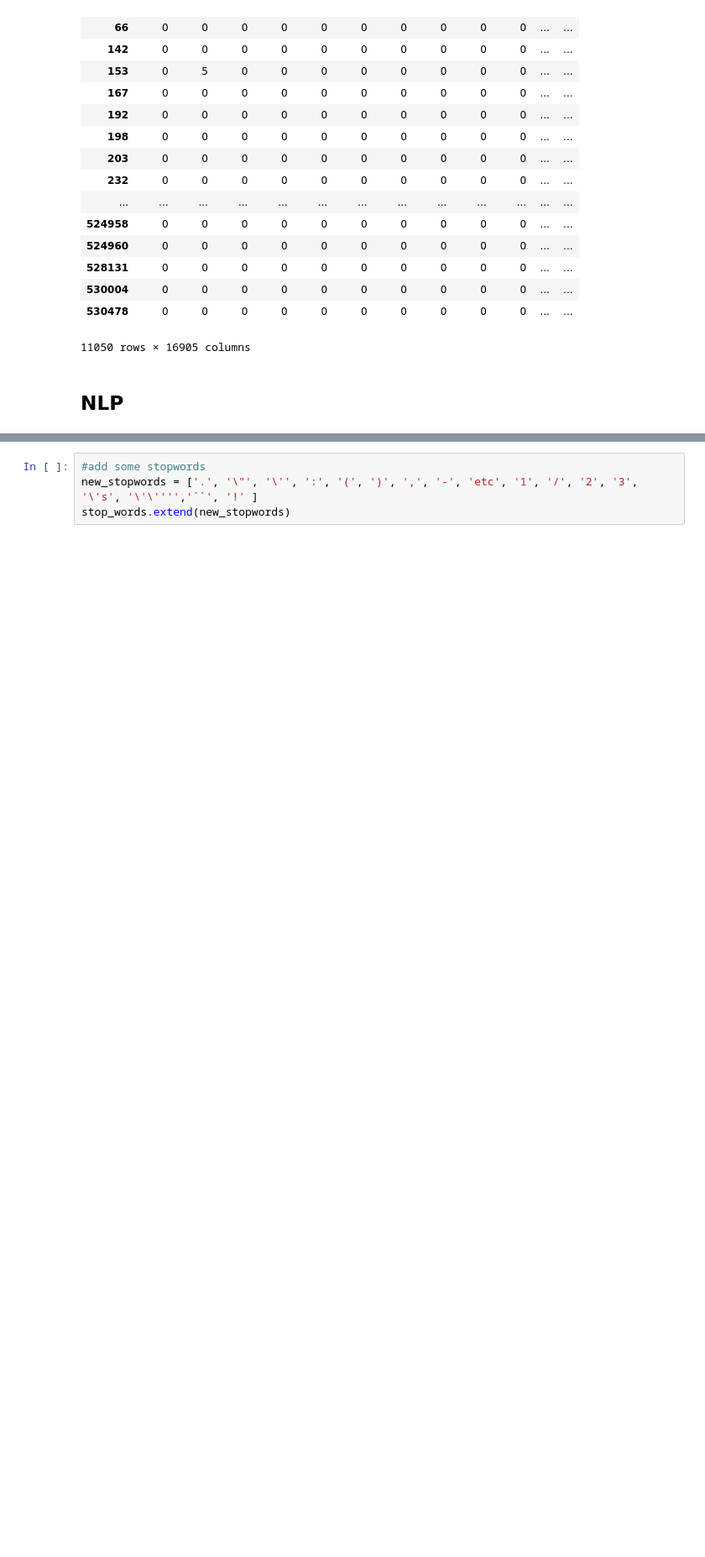
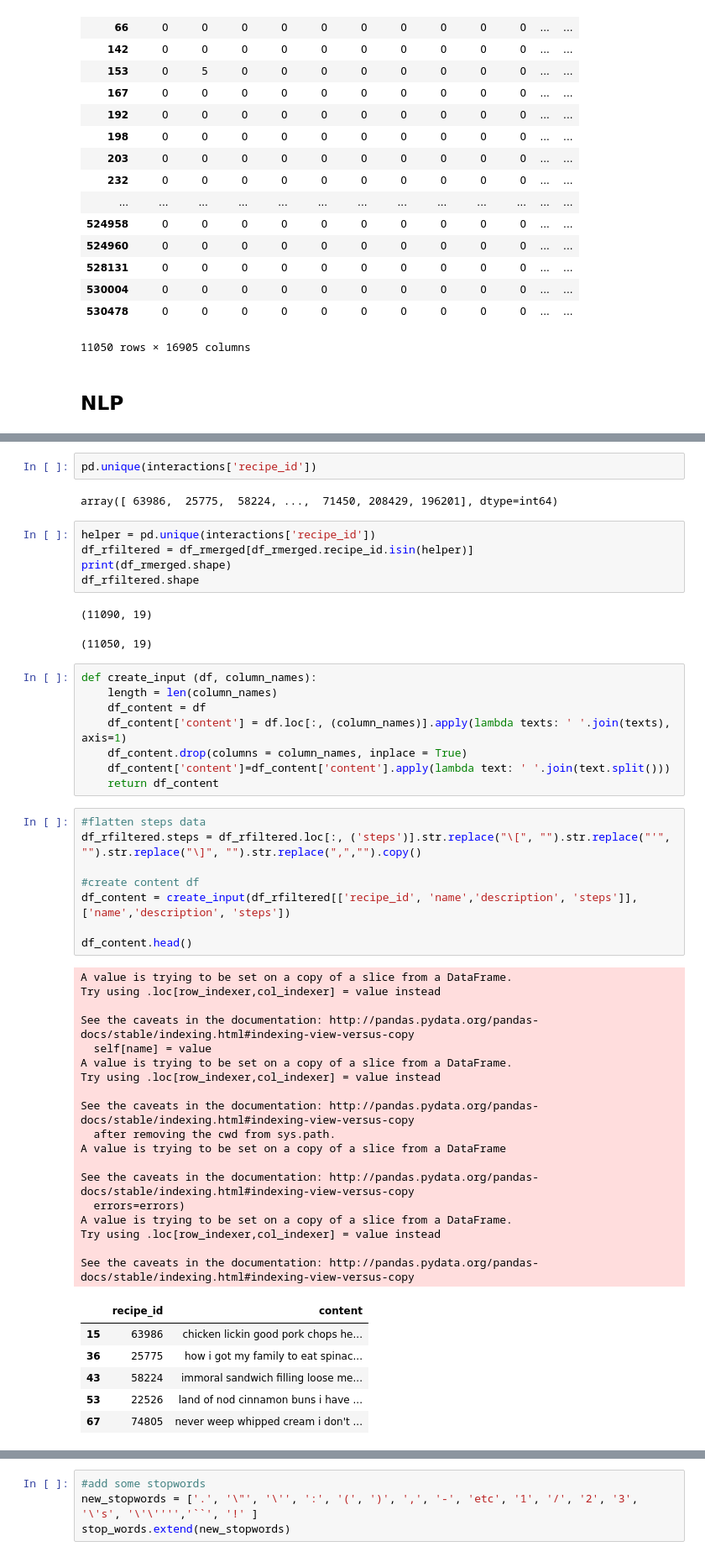
Before and after one commit to CaroHolt/WebMiningRecipeProject, a Jupyter notebook: code/Yueling's Notebook 20.04.2020.ipynb, the cells around one changed output, grey strips where cells are left out. Shown at 84% size. Cells and saved outputs as stored; diff of their text form; blank space fills up the shorter version.

```diff
--- a/code/Yueling's Notebook 20.04.2020.ipynb
+++ b/code/Yueling's Notebook 20.04.2020.ipynb
@@ -564,0 +711,53 @@ stop_words = stopwords.words('english')
+# %%
+pd.unique(interactions['recipe_id'])
+# %% [output]
+array([ 63986,  25775,  58224, ...,  71450, 208429, 196201], dtype=int64)
+# %%
+helper = pd.unique(interactions['recipe_id'])
+df_rfiltered = df_rmerged[df_rmerged.recipe_id.isin(helper)]
+print(df_rmerged.shape)
+df_rfiltered.shape
+# %% [output]
+(11090, 19)
+(11050, 19)
+# %%
+def create_input (df, column_names):
+    length = len(column_names)
+    df_content = df
+    df_content['content'] = df.loc[:, (column_names)].apply(lambda texts: ' '.join(texts), axis=1)
+    df_content.drop(columns = column_names, inplace = True)
+    df_content['content']=df_content['content'].apply(lambda text: ' '.join(text.split()))
+    return df_content
+# %%
+#flatten steps data
+df_rfiltered.steps = df_rfiltered.loc[:, ('steps')].str.replace("\[", "").str.replace("'", "").str.replace("\]", "").str.replace(",","").copy()
+
+#create content df
+df_content = create_input(df_rfiltered[['recipe_id', 'name','description', 'steps']], ['name','description', 'steps'])
+
+df_content.head()
+# %% [output]
+A value is trying to be set on a copy of a slice from a DataFrame.
+Try using .loc[row_indexer,col_indexer] = value instead
+
+See the caveats in the documentation: http://pandas.pydata.org/pandas-docs/stable/indexing.html#indexing-view-versus-copy
+  self[name] = value
+A value is trying to be set on a copy of a slice from a DataFrame.
+Try using .loc[row_indexer,col_indexer] = value instead
+
+See the caveats in the documentation: http://pandas.pydata.org/pandas-docs/stable/indexing.html#indexing-view-versus-copy
+  after removing the cwd from sys.path.
+A value is trying to be set on a copy of a slice from a DataFrame
+
+See the caveats in the documentation: http://pandas.pydata.org/pandas-docs/stable/indexing.html#indexing-view-versus-copy
+  errors=errors)
+A value is trying to be set on a copy of a slice from a DataFrame.
+Try using .loc[row_indexer,col_indexer] = value instead
+
+See the caveats in the documentation: http://pandas.pydata.org/pandas-docs/stable/indexing.html#indexing-view-versus-copy
+|  | recipe_id | content |
+| 15 | 63986 | chicken lickin good pork chops he... |
+| 36 | 25775 | how i got my family to eat spinac... |
+| 43 | 58224 | immoral sandwich filling loose me... |
+| 53 | 22526 | land of nod cinnamon buns i have ... |
+| 67 | 74805 | never weep whipped cream i don't ... |
```
Also changed, not shown: parts of 29 cells of this notebook.
